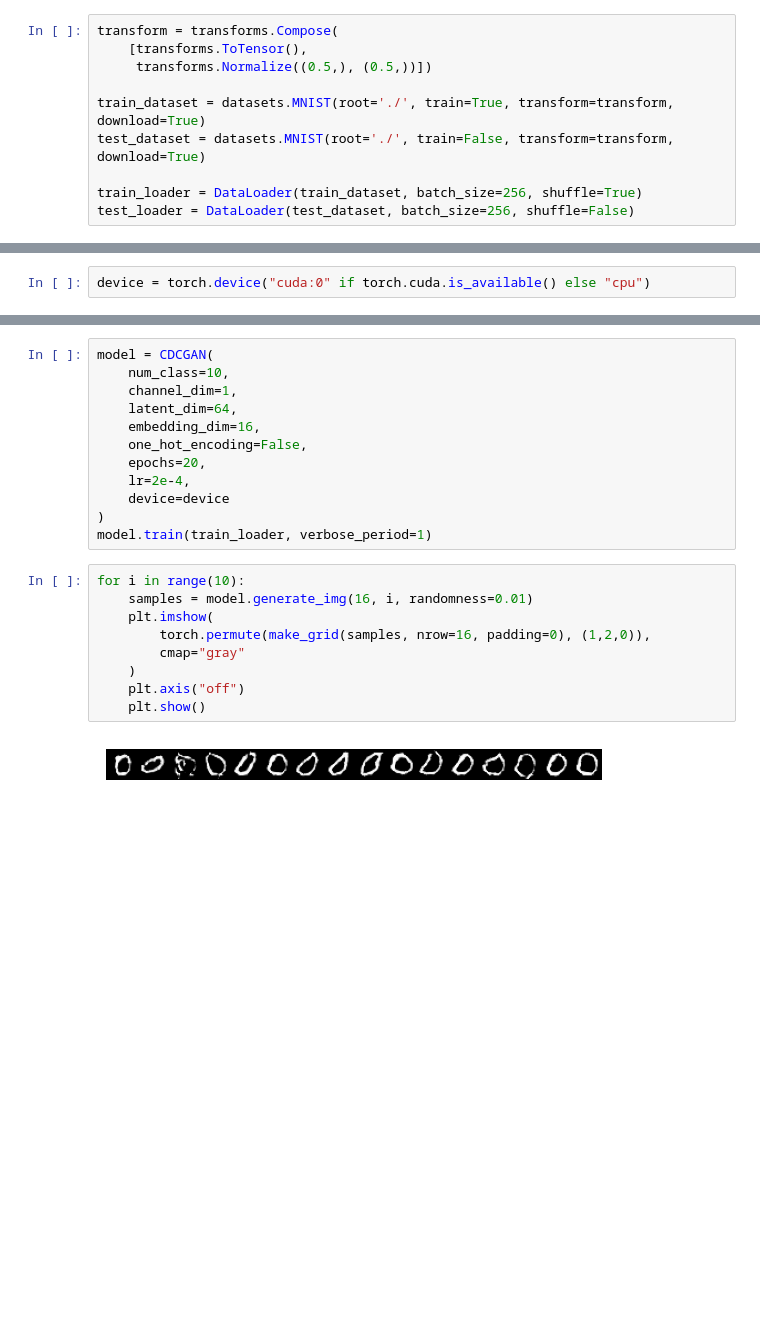
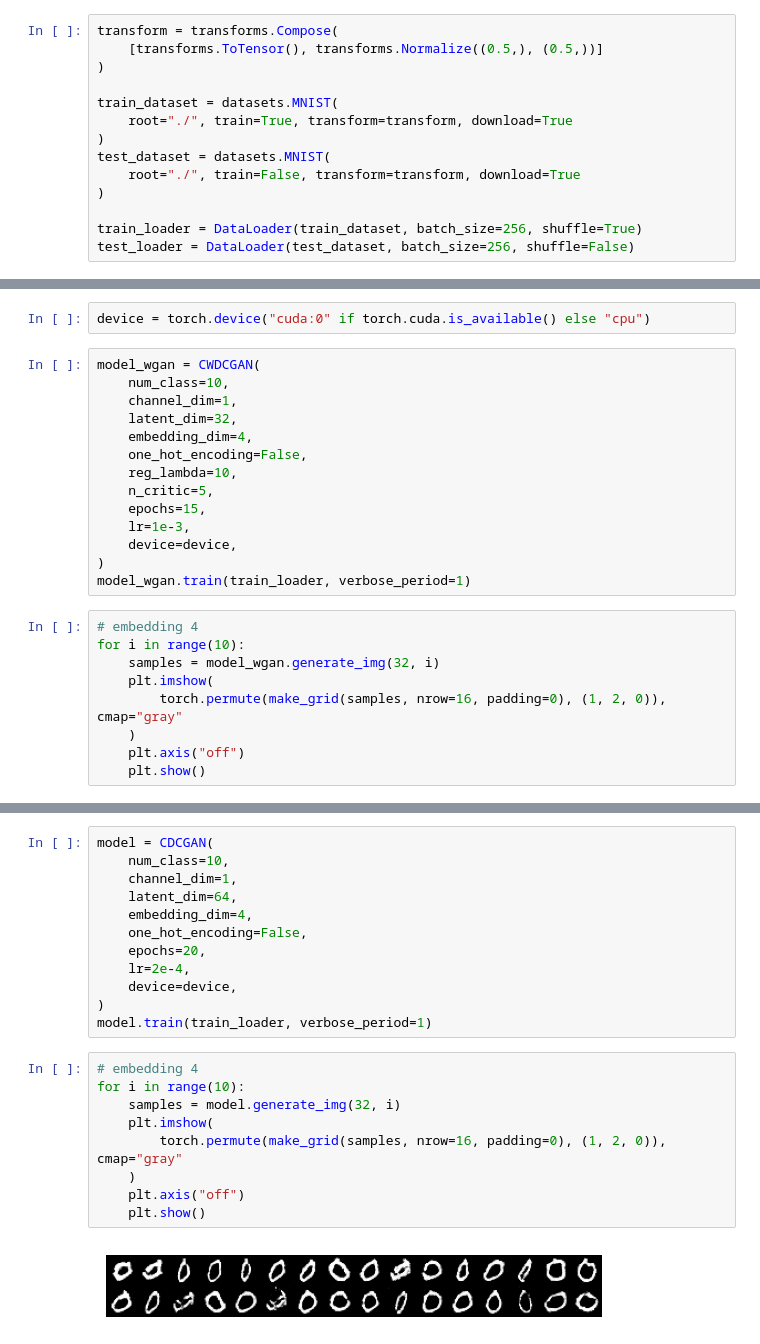
Before and after one commit to scotsun/cwgan-medmnist, a Jupyter notebook: test.ipynb, the cells around one changed output, grey strips where cells are left out. Saved outputs shown, nothing was run; the diff lists cells and outputs as text; blank space fills up the shorter version.

```diff
--- a/test.ipynb
+++ b/test.ipynb
@@ -295,10 +601,14 @@ class CDCGAN(object):
 # %%
 transform = transforms.Compose(
-    [transforms.ToTensor(),
-     transforms.Normalize((0.5,), (0.5,))])
+    [transforms.ToTensor(), transforms.Normalize((0.5,), (0.5,))]
+)
 
-train_dataset = datasets.MNIST(root='./', train=True, transform=transform, download=True)
-test_dataset = datasets.MNIST(root='./', train=False, transform=transform, download=True)
+train_dataset = datasets.MNIST(
+    root="./", train=True, transform=transform, download=True
+)
+test_dataset = datasets.MNIST(
+    root="./", train=False, transform=transform, download=True
+)
 
 train_loader = DataLoader(train_dataset, batch_size=256, shuffle=True)
 test_loader = DataLoader(test_dataset, batch_size=256, shuffle=False)
@@ -320,2 +615,25 @@ Extracting ./MNIST/raw/t10k-labels-idx1-ubyte.gz to ./MNIST/raw
 # %%
 device = torch.device("cuda:0" if torch.cuda.is_available() else "cpu")
+# %%
+model_wgan = CWDCGAN(
+    num_class=10,
+    channel_dim=1,
+    latent_dim=32,
+    embedding_dim=4,
+    one_hot_encoding=False,
+    reg_lambda=10,
+    n_critic=5,
+    epochs=15,
+    lr=1e-3,
+    device=device,
+)
+model_wgan.train(train_loader, verbose_period=1)
+# %%
+# embedding 4
+for i in range(10):
+    samples = model_wgan.generate_img(32, i)
+    plt.imshow(
+        torch.permute(make_grid(samples, nrow=16, padding=0), (1, 2, 0)), cmap="gray"
+    )
+    plt.axis("off")
+    plt.show()
@@ -324,21 +653,21 @@ model = CDCGAN(
     num_class=10,
     channel_dim=1,
     latent_dim=64,
-    embedding_dim=16,
+    embedding_dim=4,
     one_hot_encoding=False,
     epochs=20,
     lr=2e-4,
-    device=device
+    device=device,
 )
 model.train(train_loader, verbose_period=1)
 # %%
+# embedding 4
 for i in range(10):
-    samples = model.generate_img(16, i, randomness=0.01)
+    samples = model.generate_img(32, i)
     plt.imshow(
-        torch.permute(make_grid(samples, nrow=16, padding=0), (1,2,0)),
-        cmap="gray"
+        torch.permute(make_grid(samples, nrow=16, padding=0), (1, 2, 0)), cmap="gray"
     )
     plt.axis("off")
     plt.show()
 # %% [output]
-[figure, old version]
+[figure, new version]
```
Also changed, not shown: parts of 14 cells of this notebook, 1 other file.
